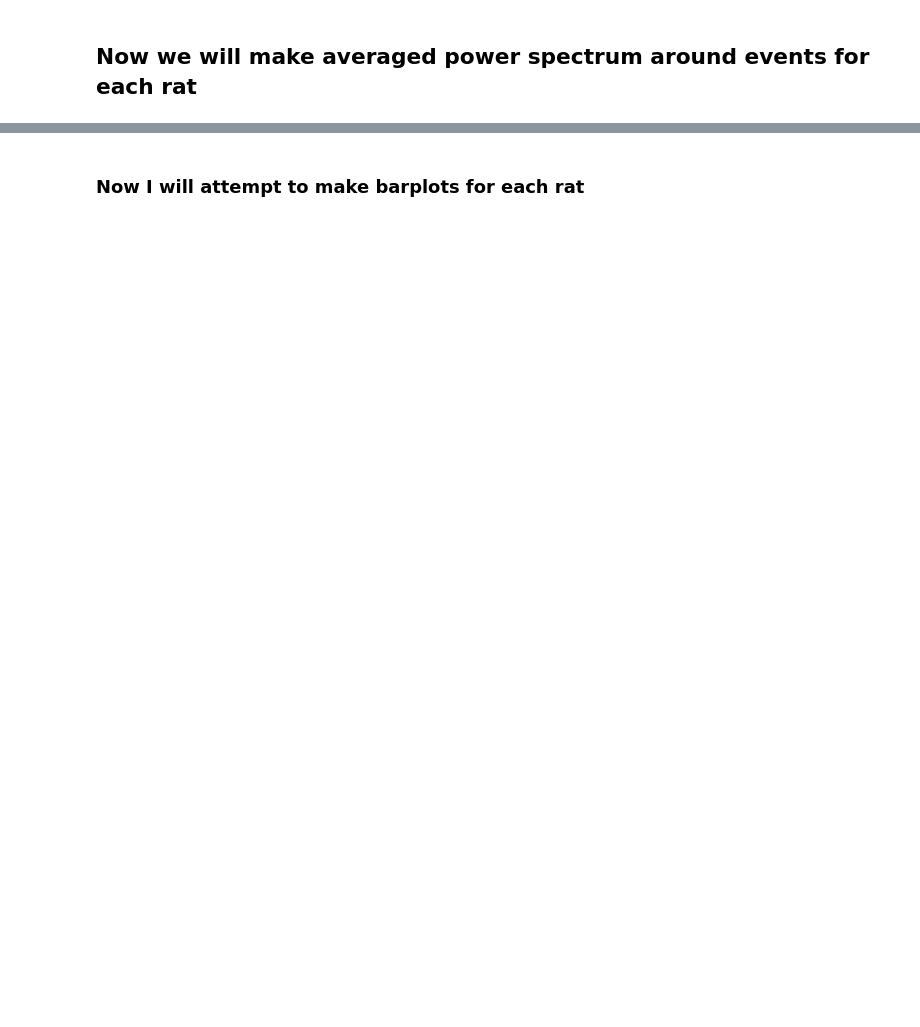
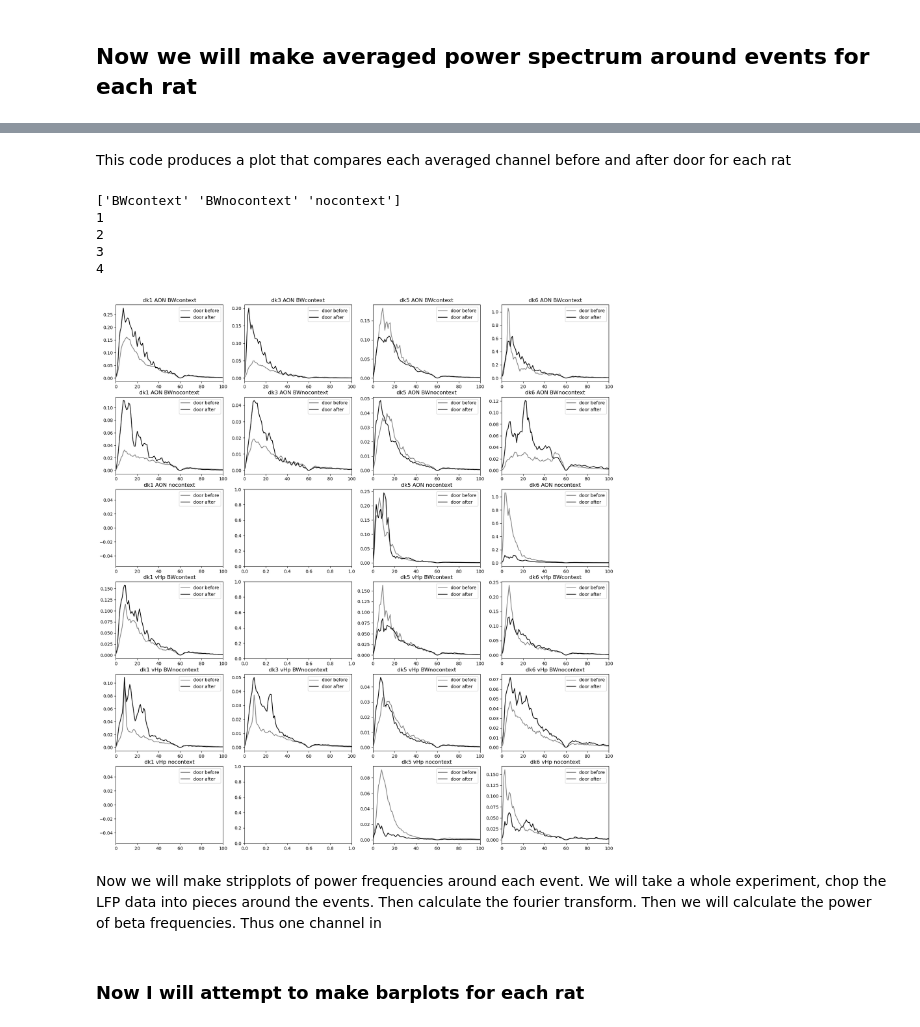
Before and after one commit to namanagrawal97/cpl_analysis_naman, a Jupyter notebook: 02_power_spectrum.ipynb, the cells around one changed output, grey strips where cells are left out. Drawn from its saved outputs; the diff is of its cells as text; code cells hidden in the pictures; blank space fills up the shorter version.

Commit message:
comparting powerspectrum across rats for individual channel+task

```diff
--- a/02_power_spectrum.ipynb
+++ b/02_power_spectrum.ipynb
@@ -326,7 +273,7 @@ for mouse in mouse_ids:
 
             faxis=np.linspace(0,1000,num=len(task_data_vhp_mean))
 
-            ax.plot(faxis,task_data_vhp_mean, label=f'vHp_{task}', color=color_vhp)
+            ax.plot(faxis,task_data_vhp_mean, label=f'vHp_{task}', color=color_vhp, linestyle='--')
 
         if not task_data_aon.empty:
             # Ensure all power spectra have the same length
@@ -401,7 +331,7 @@ for mouse in mouse_ids:
         ax.set_title(f'{event}')
 
         #test case
-        tasks=['nocontext']
+        #tasks=['nocontext']
         for i, task in enumerate(tasks):
 
             task_data = events_data[events_data['task'] == task]
@@ -417,7 +347,7 @@ for mouse in mouse_ids:
 
                 faxis = np.linspace(0, 1000, num=len(task_data_vhp_mean))
 
-                #ax.plot(faxis, task_data_vhp_mean, label=f'vHp_{task}')
+                ax.plot(faxis, task_data_vhp_mean, label=f'vHp_{task}', linestyle='--')
 
             if not task_data_aon.empty:
                 task_data_aon_mean = np.mean(task_data_aon[event], axis=0)
@@ -447,3 +368,52 @@ No artists with labels found to put in legend.  Note that artists whose label st
+# %% [markdown]
+This code produces a plot that compares each averaged channel before and after door for each rat
+# %%
+import numpy as np
+import pandas as pd
+import matplotlib.pyplot as plt
+import seaborn as sns
+
+# Assuming event_data_compiled_df is already defined and contains the necessary data
+brain_areas = ['AON', 'vHp']
+tasks=np.unique(event_data_compiled_df['task'])
+print(tasks)
+mouse_ids = np.unique(event_data_compiled_df['mouse_id'])
+# mouse_ids = ['dk1']
+events_list = ['door before', 'door after', 'dig before', 'dig after']
+fig, axs=plt.subplots(nrows=6,ncols=4, figsize=(20,22))
+rat_num=0
+for mouse in mouse_ids:
+
+    mouse_data = event_data_compiled_df[event_data_compiled_df['mouse_id'] == mouse]
+    ax_num=0
+    for area in brain_areas:
+        area_data=mouse_data[mouse_data['channel_id'].str.contains(area)]
+        for task in tasks:
+            ax=axs[ax_num,rat_num]
+            task_data=area_data[area_data['task']==task]
+            if not task_data.empty:
+                task_data_before=np.mean(task_data['door before'],axis=0)
+                task_data_after=np.mean(task_data['door after'],axis=0)
+                faxis = np.linspace(0, 1000, num=len(task_data_after))
+
+                ax.plot(faxis, task_data_before, label='door before', color='grey')
+                ax.plot(faxis, task_data_after, label='door after',color='black')
+                ax.legend()
+                ax.set_xlim(0, 100)
+                ax.set_title(f'{mouse} {area} {task}')
+            ax_num=ax_num+1
+    rat_num=rat_num+1
+    print(rat_num)
+plt.show()
+# %% [output]
+['BWcontext' 'BWnocontext' 'nocontext']
+1
+2
+3
+4
+[figure, added]
+# %% [markdown]
+Now we will make stripplots of power frequencies around each event. We will take a whole experiment, chop the LFP data into pieces around the events. Then calculate the fourier transform. Then we will calculate the power of beta frequencies. Thus one channel in
 # %% [markdown]
 ### Now I will attempt to make barplots for each rat
 # %%
```
Also changed, not shown: parts of 7 cells of this notebook, 2 other files.
